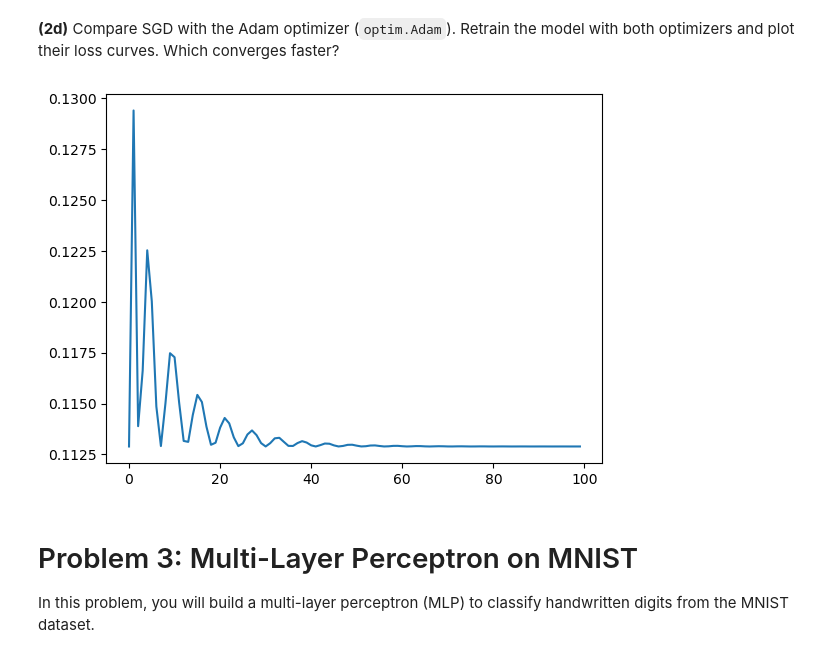
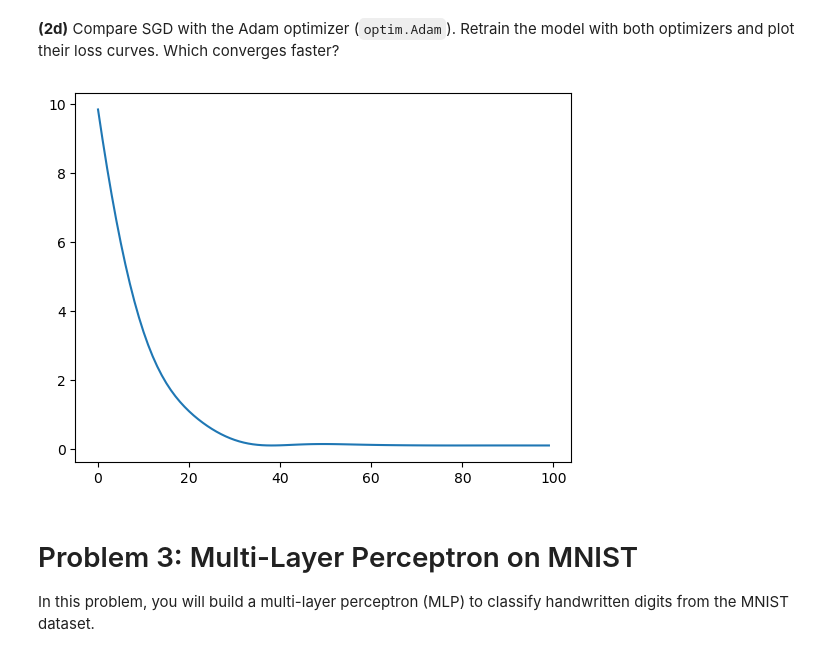
Before and after one commit to karinasaf/ML-in-Economics, a Jupyter notebook: problemSets_attempts/problemSet1_attempt.ipynb, the cells around one changed output. Cells and saved outputs as stored; diff of their text form; code cells hidden in the pictures.

```diff
--- a/problemSets_attempts/problemSet1_attempt.ipynb
+++ b/problemSets_attempts/problemSet1_attempt.ipynb
@@ -195,26 +195,27 @@ OLS Weight: 3.500199794769287
 model with both optimizers and plot their loss curves. Which converges
 faster?
 # %%
+model_adam = nn.Linear(in_features=1, out_features=1)
 criterion = nn.MSELoss()
-optimizer = optim.Adam(model.parameters(), lr=0.1)
+optimizer = optim.Adam(model_adam.parameters(), lr=0.1)
 n_epochs = 100
 losses = []
 for epoch in range(n_epochs):
     # forward pass
-    outputs = model(X)
+    outputs = model_adam(X)
     loss = criterion(outputs, y)
 
     # backward pass
     optimizer.zero_grad()
     loss.backward()
     optimizer.step()
 
     losses.append(loss.item())
 
 plt.plot(losses)
 plt.show()
 # %% [output]
-[figure, old version]
+[figure, new version]
 # %% [markdown]
 
 
```
